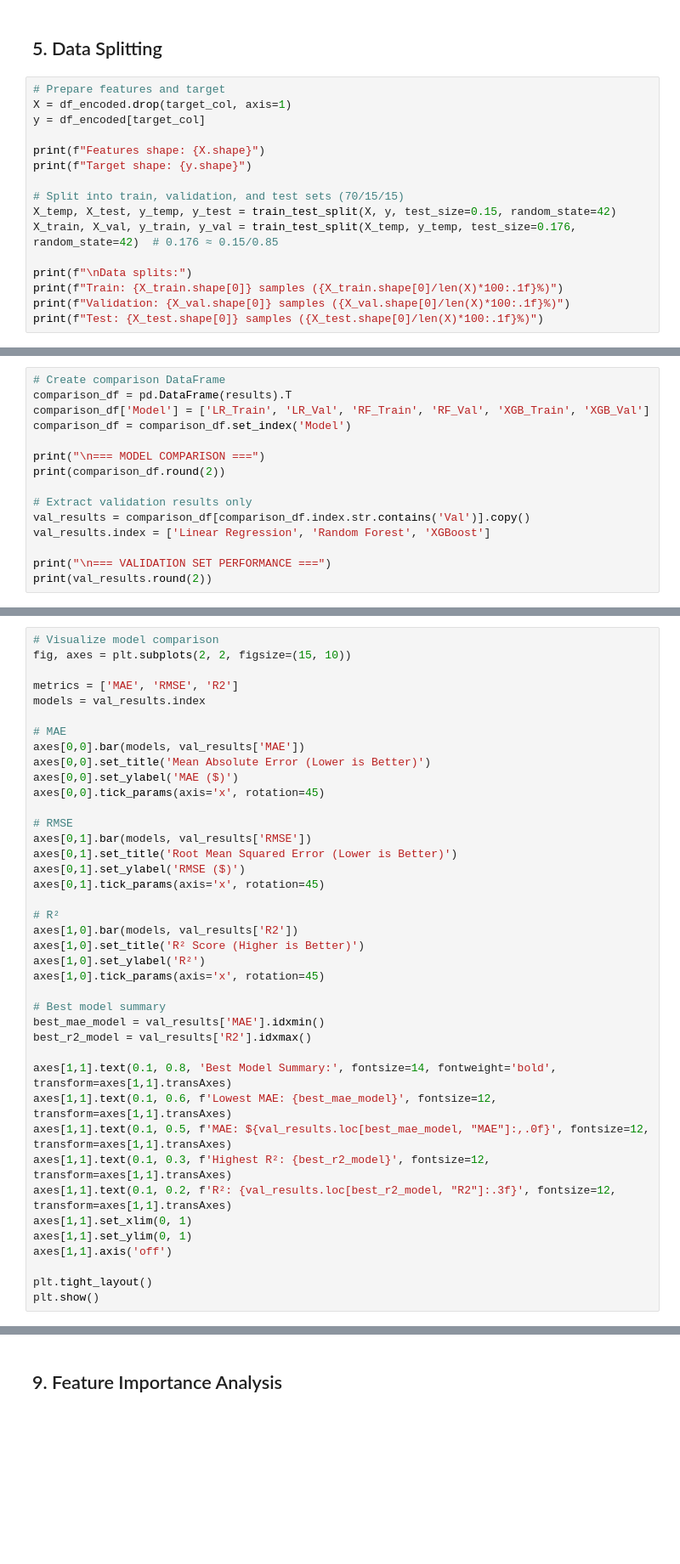
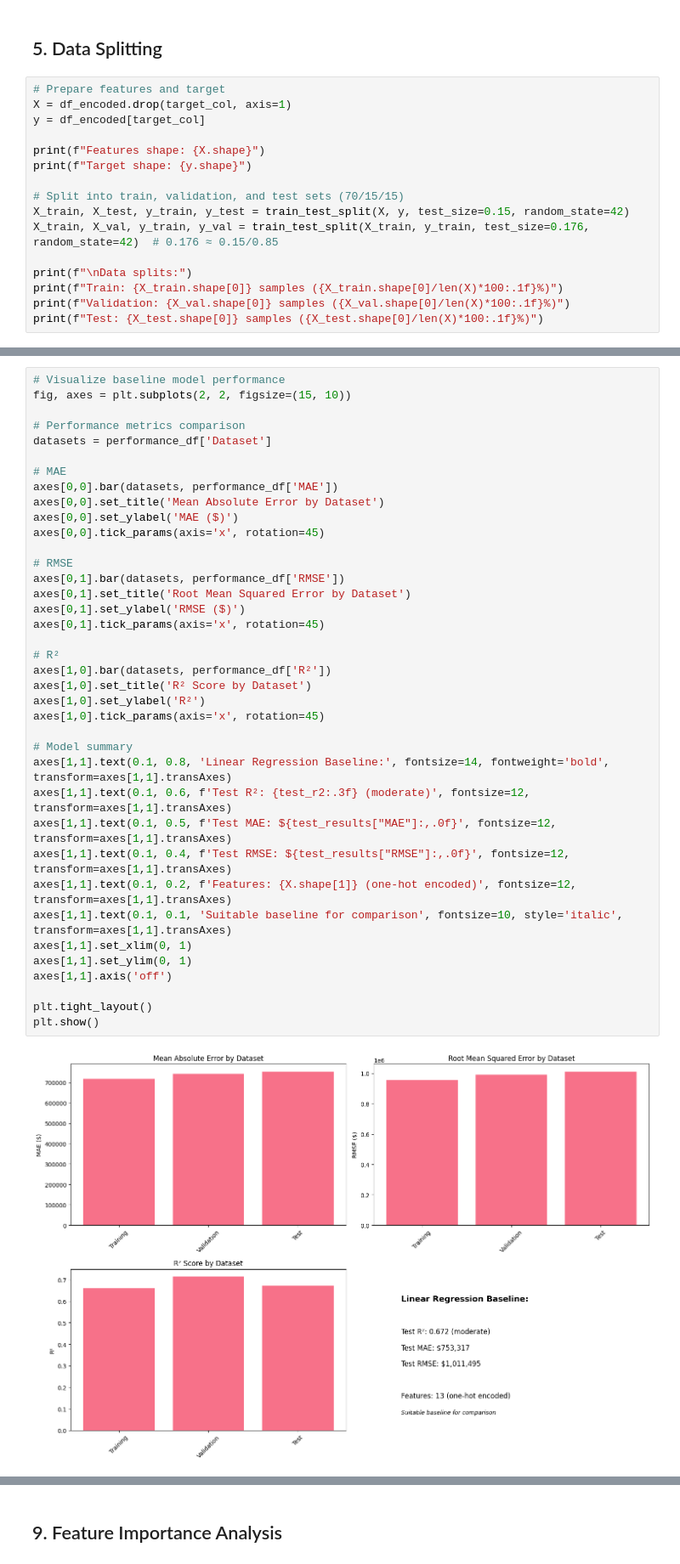
Before and after one commit to mikeshuh/AgenticAI4Bus, a Jupyter notebook: ml_basics/part1.ipynb, the cells around one changed output, grey strips where cells are left out. Shown at 85% size. Saved outputs shown, nothing was run; the diff lists cells and outputs as text; blank space fills up the shorter version.

```diff
--- a/ml_basics/part1.ipynb
+++ b/ml_basics/part1.ipynb
@@ -190,8 +238,8 @@ print(f"Features shape: {X.shape}")
 print(f"Target shape: {y.shape}")
 
 # Split into train, validation, and test sets (70/15/15)
-X_temp, X_test, y_temp, y_test = train_test_split(X, y, test_size=0.15, random_state=42)
-X_train, X_val, y_train, y_val = train_test_split(X_temp, y_temp, test_size=0.176, random_state=42)  # 0.176 ≈ 0.15/0.85
+X_train, X_test, y_train, y_test = train_test_split(X, y, test_size=0.15, random_state=42)
+X_train, X_val, y_train, y_val = train_test_split(X_train, y_train, test_size=0.176, random_state=42)  # 0.176 ≈ 0.15/0.85
 
 print(f"\nData splits:")
 print(f"Train: {X_train.shape[0]} samples ({X_train.shape[0]/len(X)*100:.1f}%)")
@@ -292,15 +327,0 @@ results['XGBoost_Val'] = evaluate_model(y_val, xgb_val_pred, "XGBoost (Validatio
-# %%
-# Create comparison DataFrame
-comparison_df = pd.DataFrame(results).T
-comparison_df['Model'] = ['LR_Train', 'LR_Val', 'RF_Train', 'RF_Val', 'XGB_Train', 'XGB_Val']
-comparison_df = comparison_df.set_index('Model')
-
-print("\n=== MODEL COMPARISON ===")
-print(comparison_df.round(2))
-
-# Extract validation results only
-val_results = comparison_df[comparison_df.index.str.contains('Val')].copy()
-val_results.index = ['Linear Regression', 'Random Forest', 'XGBoost']
-
-print("\n=== VALIDATION SET PERFORMANCE ===")
-print(val_results.round(2))
@@ -307,40 +372,40 @@ print(val_results.round(2))
 # %%
-# Visualize model comparison
+# Visualize baseline model performance
 fig, axes = plt.subplots(2, 2, figsize=(15, 10))
 
-metrics = ['MAE', 'RMSE', 'R2']
-models = val_results.index
+# Performance metrics comparison
+datasets = performance_df['Dataset']
 
 # MAE
-axes[0,0].bar(models, val_results['MAE'])
-axes[0,0].set_title('Mean Absolute Error (Lower is Better)')
+axes[0,0].bar(datasets, performance_df['MAE'])
+axes[0,0].set_title('Mean Absolute Error by Dataset')
 axes[0,0].set_ylabel('MAE ($)')
 axes[0,0].tick_params(axis='x', rotation=45)
 
 # RMSE
-axes[0,1].bar(models, val_results['RMSE'])
-axes[0,1].set_title('Root Mean Squared Error (Lower is Better)')
+axes[0,1].bar(datasets, performance_df['RMSE'])
+axes[0,1].set_title('Root Mean Squared Error by Dataset')
 axes[0,1].set_ylabel('RMSE ($)')
 axes[0,1].tick_params(axis='x', rotation=45)
 
 # R²
-axes[1,0].bar(models, val_results['R2'])
-axes[1,0].set_title('R² Score (Higher is Better)')
+axes[1,0].bar(datasets, performance_df['R²'])
+axes[1,0].set_title('R² Score by Dataset')
 axes[1,0].set_ylabel('R²')
 axes[1,0].tick_params(axis='x', rotation=45)
 
-# Best model summary
-best_mae_model = val_results['MAE'].idxmin()
-best_r2_model = val_results['R2'].idxmax()
-
-axes[1,1].text(0.1, 0.8, 'Best Model Summary:', fontsize=14, fontweight='bold', transform=axes[1,1].transAxes)
-axes[1,1].text(0.1, 0.6, f'Lowest MAE: {best_mae_model}', fontsize=12, transform=axes[1,1].transAxes)
-axes[1,1].text(0.1, 0.5, f'MAE: ${val_results.loc[best_mae_model, "MAE"]:,.0f}', fontsize=12, transform=axes[1,1].transAxes)
-axes[1,1].text(0.1, 0.3, f'Highest R²: {best_r2_model}', fontsize=12, transform=axes[1,1].transAxes)
-axes[1,1].text(0.1, 0.2, f'R²: {val_results.loc[best_r2_model, "R2"]:.3f}', fontsize=12, transform=axes[1,1].transAxes)
+# Model summary
+axes[1,1].text(0.1, 0.8, 'Linear Regression Baseline:', fontsize=14, fontweight='bold', transform=axes[1,1].transAxes)
+axes[1,1].text(0.1, 0.6, f'Test R²: {test_r2:.3f} (moderate)', fontsize=12, transform=axes[1,1].transAxes)
+axes[1,1].text(0.1, 0.5, f'Test MAE: ${test_results["MAE"]:,.0f}', fontsize=12, transform=axes[1,1].transAxes)
+axes[1,1].text(0.1, 0.4, f'Test RMSE: ${test_results["RMSE"]:,.0f}', fontsize=12, transform=axes[1,1].transAxes)
+axes[1,1].text(0.1, 0.2, f'Features: {X.shape[1]} (one-hot encoded)', fontsize=12, transform=axes[1,1].transAxes)
+axes[1,1].text(0.1, 0.1, 'Suitable baseline for comparison', fontsize=10, style='italic', transform=axes[1,1].transAxes)
 axes[1,1].set_xlim(0, 1)
 axes[1,1].set_ylim(0, 1)
 axes[1,1].axis('off')
 
 plt.tight_layout()
 plt.show()
+# %% [output]
+[figure, added]
```
Also changed, not shown: parts of 35 cells of this notebook.
